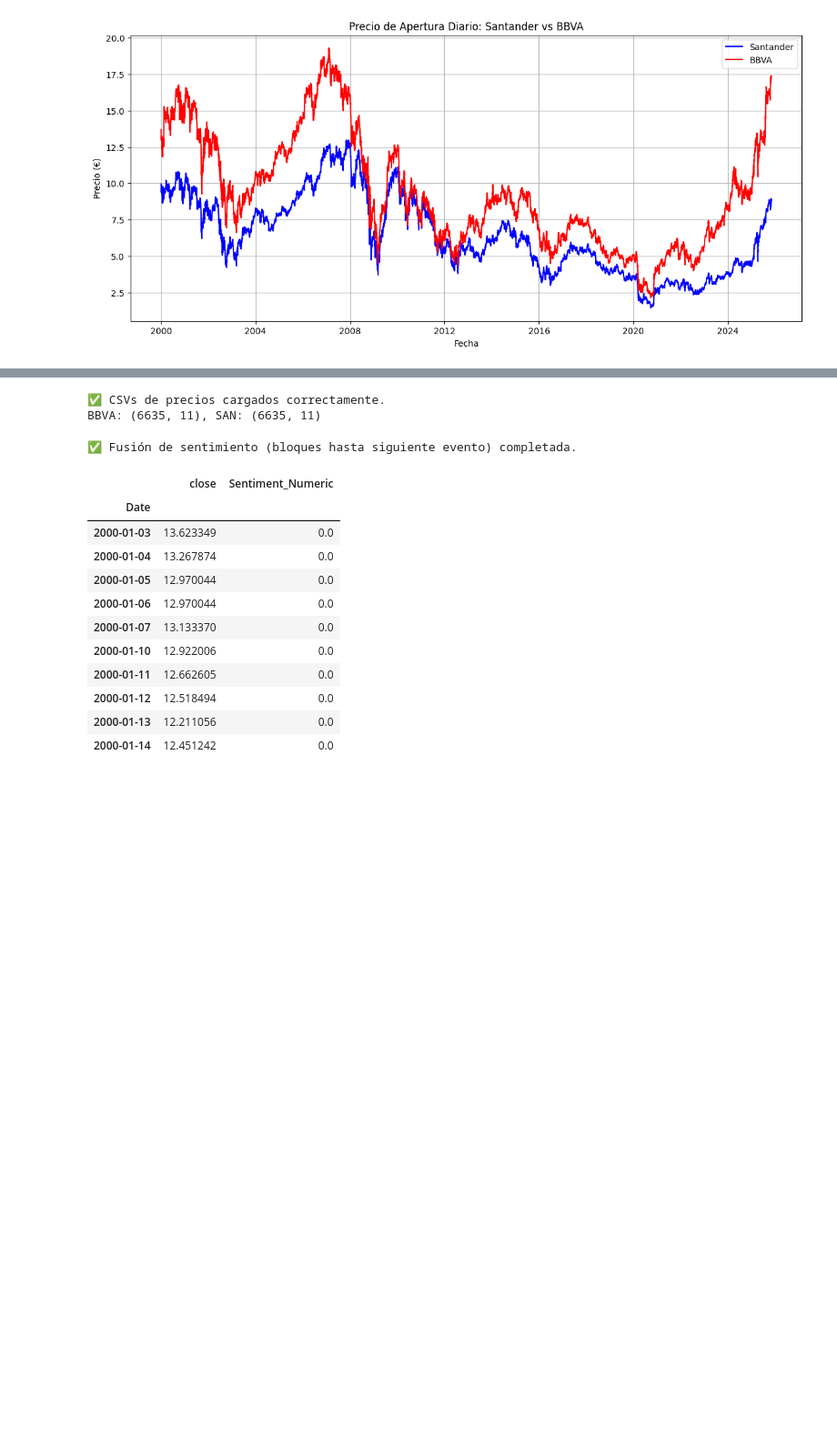
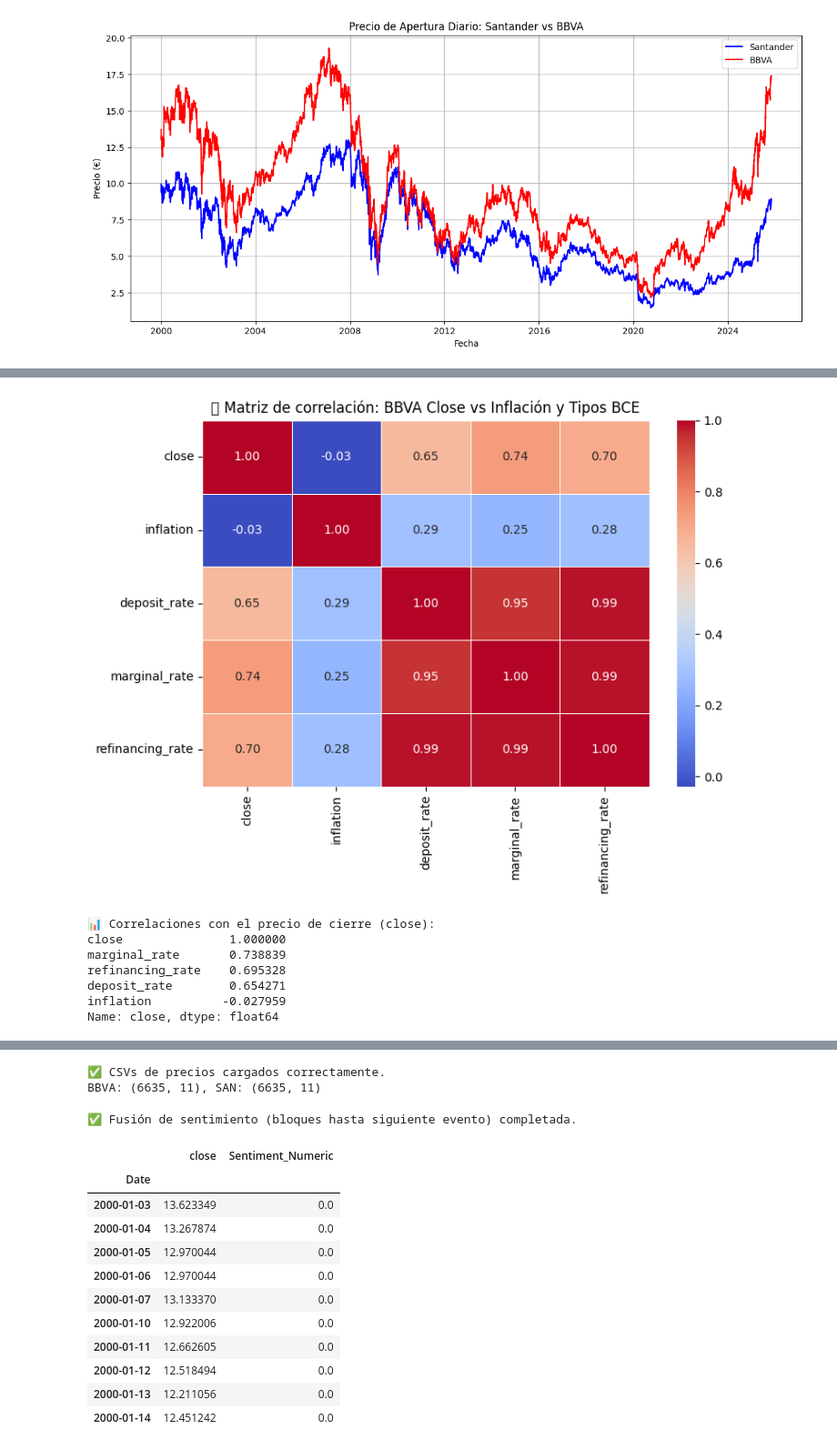
Before and after one commit to josean9/Caso02_Prediccion_BBVA_SANTANDER, a Jupyter notebook: notebooks/notebook2.ipynb, the cells around one changed output, grey strips where cells are left out. Shown at 91% size. Cells and saved outputs as stored; diff of their text form; code cells hidden in the pictures; blank space fills up the shorter version.

Commit message:
commit con todos los datos, notebook dos esta hasta que se hacen los features

```diff
--- a/notebooks/notebook2.ipynb
+++ b/notebooks/notebook2.ipynb
@@ -166,0 +88,72 @@ df_sent.head(10)
+# %%
+import pandas as pd
+import seaborn as sns
+import matplotlib.pyplot as plt
+
+# ============================================================
+# 📂 1️⃣ Rutas a tus CSV
+# ============================================================
+ruta_inflacion = "../data/csv/clean/euro_inflation_2000_2025_final.csv"
+ruta_tipos = "../data/csv/clean/euro_interest_2000_2025_clean.csv"
+ruta_bbva = "../data/csv/raw/BBVA_features.csv"
+
+# ============================================================
+# 🧹 2️⃣ Cargar los datasets
+# ============================================================
+df_infl = pd.read_csv(ruta_inflacion)
+df_tipos = pd.read_csv(ruta_tipos)
+df_bbva = pd.read_csv(ruta_bbva, index_col=0)
+
+# Normalizar columnas
+df_infl.columns = [c.strip().lower().replace(" ", "_") for c in df_infl.columns]
+df_tipos.columns = [c.strip().lower().replace(" ", "_") for c in df_tipos.columns]
+df_bbva.columns = [c.strip().lower().replace(" ", "_") for c in df_bbva.columns]
+
+# Asegurar tipo datetime
+df_infl["date"] = pd.to_datetime(df_infl["date"], errors="coerce")
+df_tipos["date"] = pd.to_datetime(df_tipos["date"], errors="coerce")
+df_bbva.index = pd.to_datetime(df_bbva.index, errors="coerce")
+
+# ============================================================
+# 🔗 3️⃣ Fusionar datasets por fecha
+# ============================================================
+# Primero unimos inflación y tipos de interés
+df_macro = pd.merge(df_infl, df_tipos, on="date", how="outer").sort_values("date")
+
+# Luego unimos con el BBVA
+df_merged = pd.merge(df_bbva, df_macro, left_index=True, right_on="date", how="left")
+
+# Forward fill para rellenar días sin datos macroeconómicos
+df_merged = df_merged.fillna(method="ffill")
+
+# ============================================================
+# 📊 4️⃣ Seleccionar columnas de interés
+# ============================================================
+cols_corr = ["close", "inflation", "deposit_rate", "marginal_rate", "refinancing_rate"]
+df_corr = df_merged[cols_corr].dropna()
+
+# ============================================================
+# 📈 5️⃣ Calcular y visualizar matriz de correlación
+# ============================================================
+corr_matrix = df_corr.corr(method="pearson")
+
+plt.figure(figsize=(8,6))
+sns.heatmap(corr_matrix, annot=True, cmap="coolwarm", fmt=".2f", linewidths=0.5)
+plt.title("🔍 Matriz de correlación: BBVA Close vs Inflación y Tipos BCE")
+plt.tight_layout()
+plt.show()
+
+# ============================================================
+# ✅ 6️⃣ Mostrar correlaciones numéricas
+# ============================================================
+print("\n📊 Correlaciones con el precio de cierre (close):")
+print(corr_matrix["close"].sort_values(ascending=False))
+# %% [output]
+[figure, added]
+📊 Correlaciones con el precio de cierre (close):
+close               1.000000
+marginal_rate       0.738839
+refinancing_rate    0.695328
+deposit_rate        0.654271
+inflation          -0.027959
+Name: close, dtype: float64
```
Also changed, not shown: parts of 14 cells of this notebook, 5 other files.
